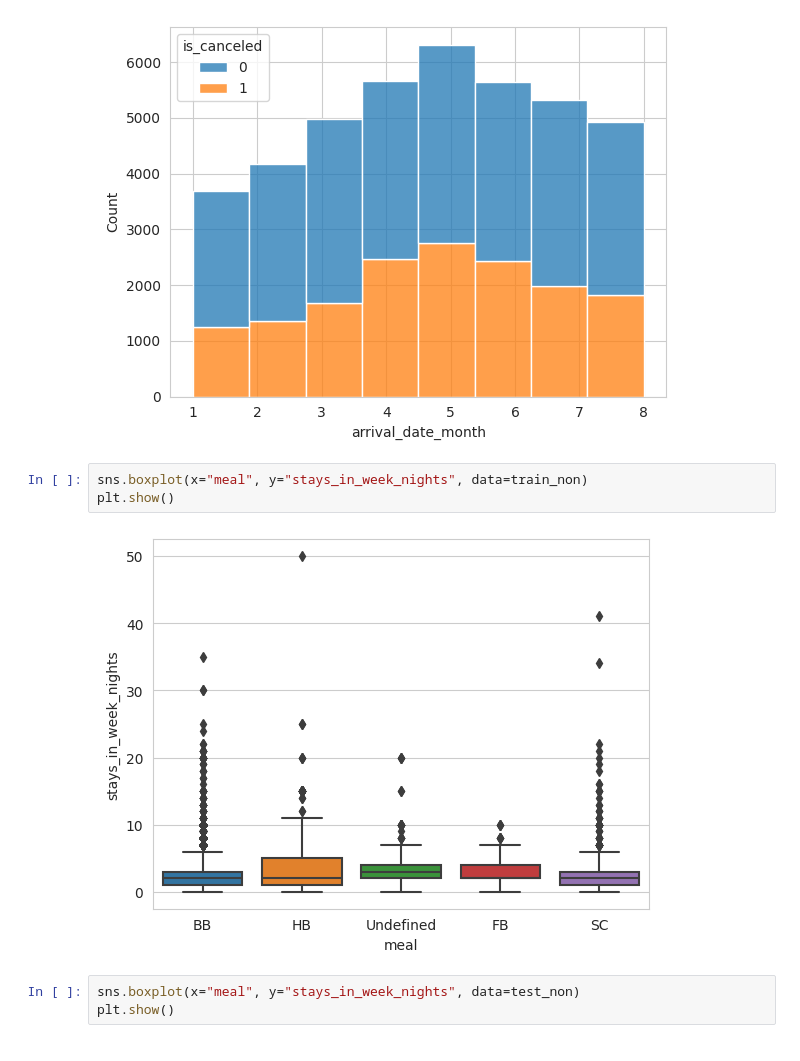
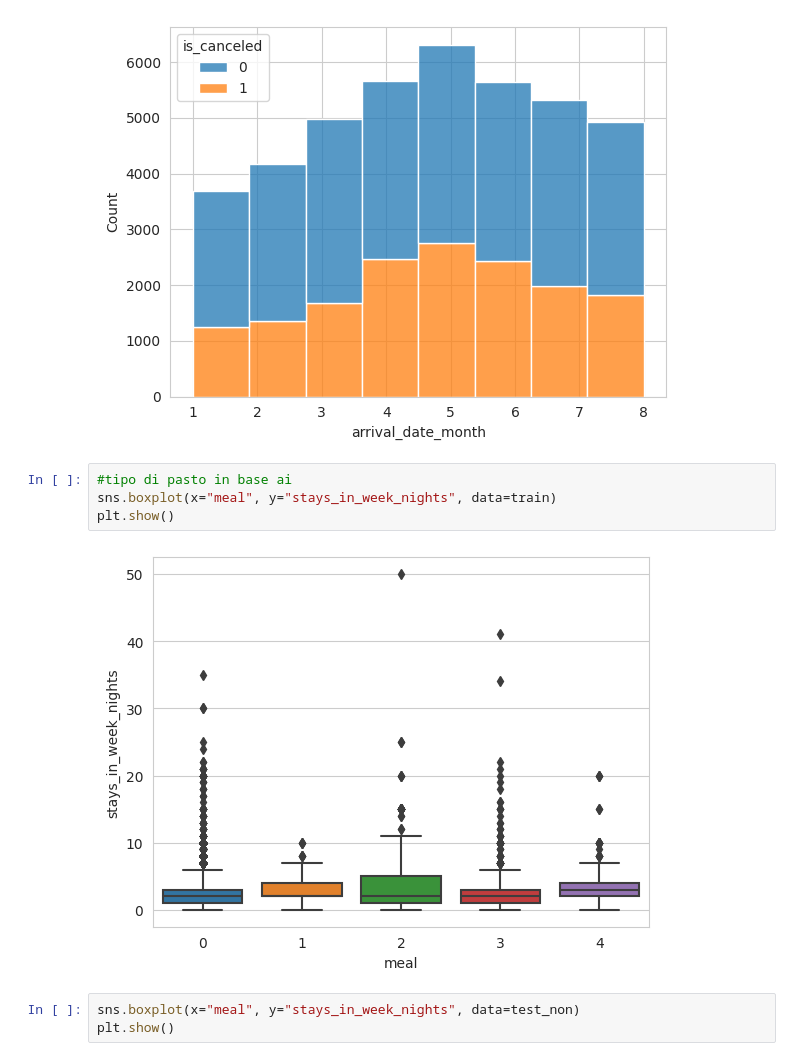
Before and after one commit to Nikocioni/progetto_programmazione_nik_ross_salvo, a Jupyter notebook: progetto_niko_ross_salvo_3.ipynb, the cells around one changed output. Cells and saved outputs as stored; diff of their text form.

```diff
--- a/progetto_niko_ross_salvo_3.ipynb
+++ b/progetto_niko_ross_salvo_3.ipynb
@@ -629,10 +630,11 @@ plt.show()
 # %% [output]
 [figure]
 # %%
-sns.boxplot(x="meal", y="stays_in_week_nights", data=train_non)
+#tipo di pasto in base ai
+sns.boxplot(x="meal", y="stays_in_week_nights", data=train)
 plt.show()
 # %% [output]
-[figure, old version]
+[figure, new version]
 # %%
 sns.boxplot(x="meal", y="stays_in_week_nights", data=test_non)
 plt.show()
```
Also changed, not shown: parts of 8 cells of this notebook.
